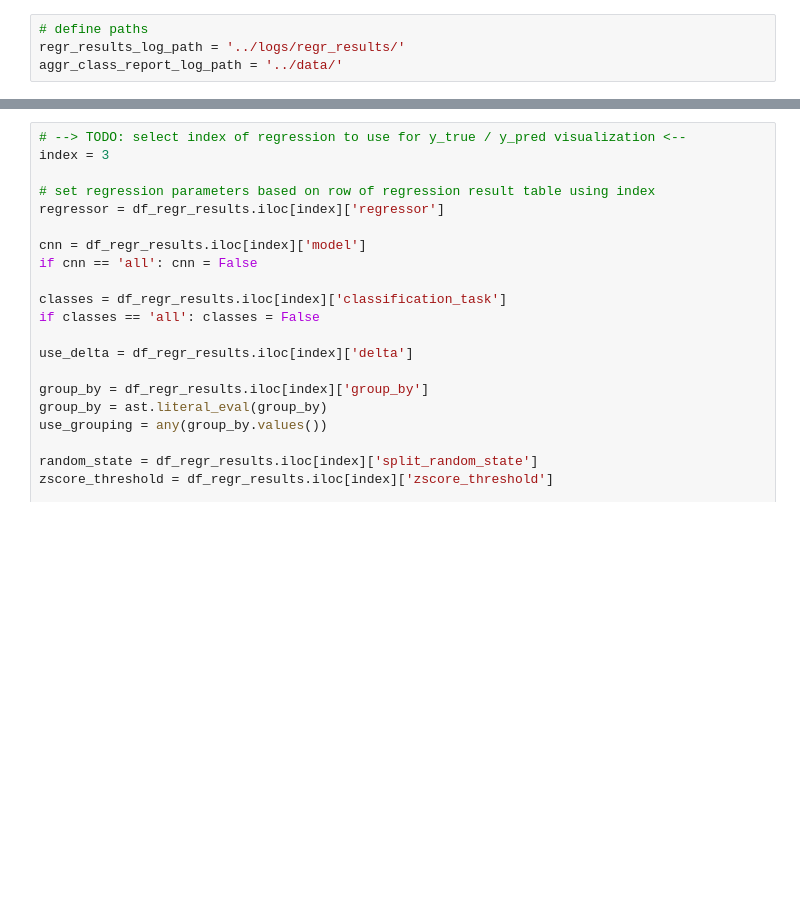
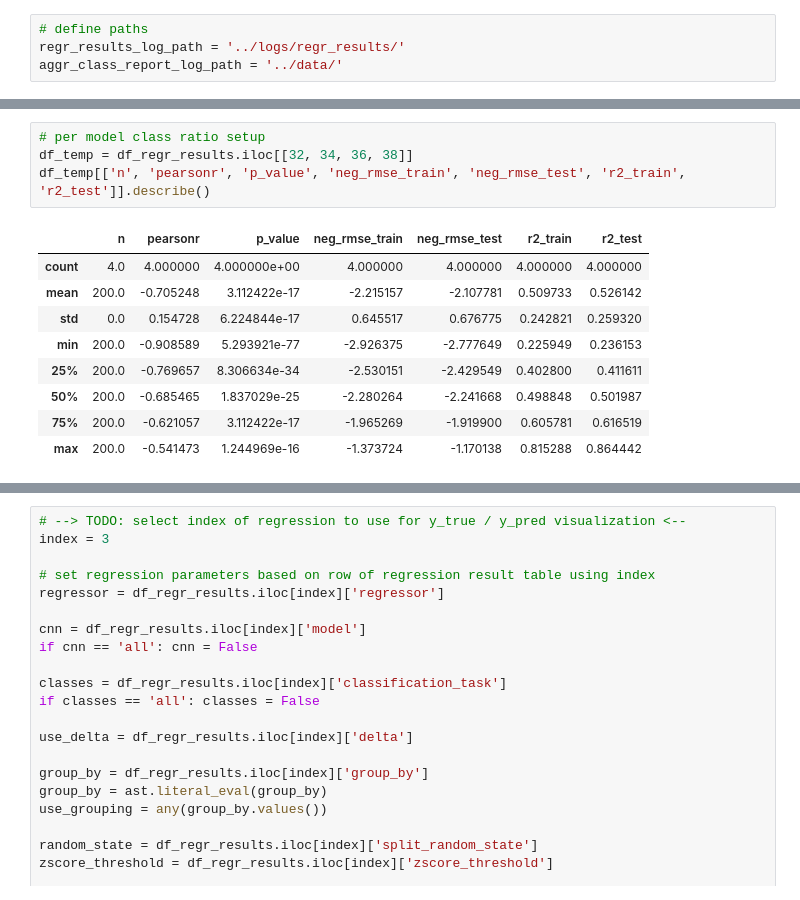
Before and after one commit to at-gmbh/corrupted-labels-effect, a Jupyter notebook: notebooks/result_regression.ipynb, the cells around one changed output, grey strips where cells are left out. Drawn from its saved outputs; the diff is of its cells as text; blank space fills up the shorter version.

```diff
--- a/notebooks/result_regression.ipynb
+++ b/notebooks/result_regression.ipynb
@@ -55,0 +78,14 @@ sns.scatterplot(
+# %%
+# per model class ratio setup
+df_temp = df_regr_results.iloc[[32, 34, 36, 38]]
+df_temp[['n', 'pearsonr', 'p_value', 'neg_rmse_train', 'neg_rmse_test', 'r2_train', 'r2_test']].describe()
+# %% [output]
+|  | n | pearsonr | p_value | neg_rmse_train | neg_rmse_test | r2_train | r2_test |
+| count | 4.0 | 4.000000 | 4.000000e+00 | 4.000000 | 4.000000 | 4.000000 | 4.000000 |
+| mean | 200.0 | -0.705248 | 3.112422e-17 | -2.215157 | -2.107781 | 0.509733 | 0.526142 |
+| std | 0.0 | 0.154728 | 6.224844e-17 | 0.645517 | 0.676775 | 0.242821 | 0.259320 |
+| min | 200.0 | -0.908589 | 5.293921e-77 | -2.926375 | -2.777649 | 0.225949 | 0.236153 |
+| 25% | 200.0 | -0.769657 | 8.306634e-34 | -2.530151 | -2.429549 | 0.402800 | 0.411611 |
+| 50% | 200.0 | -0.685465 | 1.837029e-25 | -2.280264 | -2.241668 | 0.498848 | 0.501987 |
+| 75% | 200.0 | -0.621057 | 3.112422e-17 | -1.965269 | -1.919900 | 0.605781 | 0.616519 |
+| max | 200.0 | -0.541473 | 1.244969e-16 | -1.373724 | -1.170138 | 0.815288 | 0.864442 |
```
Also changed, not shown: parts of 4 cells of this notebook.
